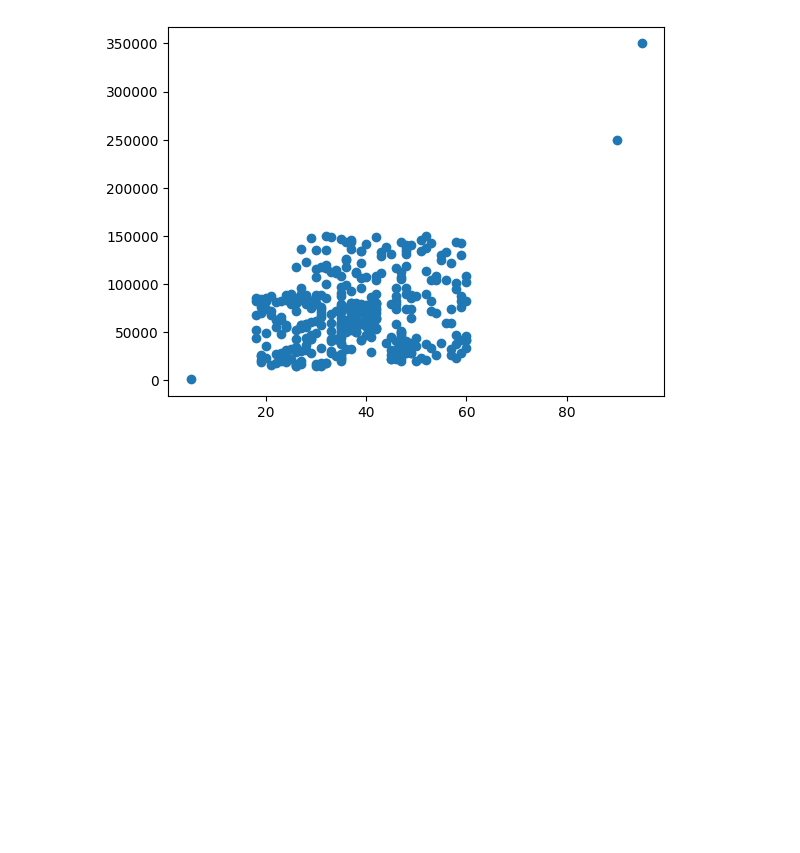
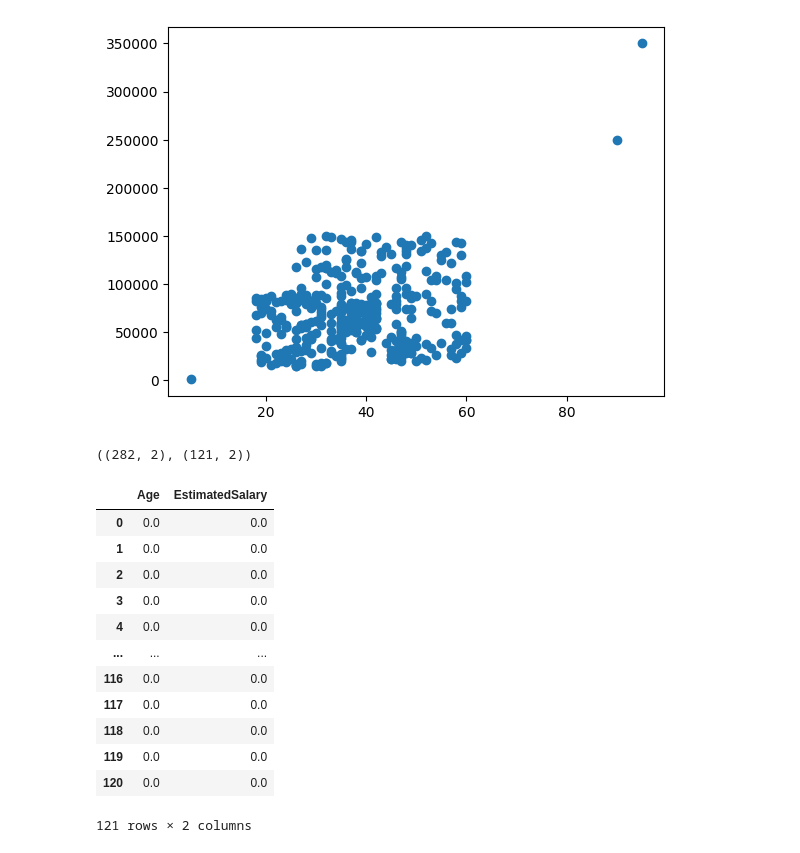
Before and after one commit to gmohite7/machine-learning, a Jupyter notebook: 100-days-of-machine-learning/Day 24 standardization/day24.ipynb, the cells around one changed output. Cells and saved outputs as stored; diff of their text form; code cells hidden in the pictures; blank space fills up the shorter version.

```diff
--- a/100-days-of-machine-learning/Day 24 standardization/day24.ipynb
+++ b/100-days-of-machine-learning/Day 24 standardization/day24.ipynb
@@ -251,0 +236,9 @@ from sklearn.model_selection import train_test_split
+# %%
+from sklearn.model_selection import train_test_split
+X_train,X_test,y_train,y_test = train_test_split(df.drop('Purchased',axis=1),
+                                                df['Purchased'],
+                                                test_size=0.3,
+                                                random_state=0)
+X_train.shape,X_test.shape
+# %% [output]
+((282, 2), (121, 2))
@@ -251,0 +256,17 @@ from sklearn.model_selection import train_test_split
+# %%
+X_train_scaled = pd.DataFrame(X_train_scaled,columns=X_train.columns)
+X_test_scaled - pd.DataFrame(X_test_scaled,columns=X_test.columns)
+# %% [output]
+|  | Age | EstimatedSalary |
+| 0 | 0.0 | 0.0 |
+| 1 | 0.0 | 0.0 |
+| 2 | 0.0 | 0.0 |
+| 3 | 0.0 | 0.0 |
+| 4 | 0.0 | 0.0 |
+| ... | ... | ... |
+| 116 | 0.0 | 0.0 |
+| 117 | 0.0 | 0.0 |
+| 118 | 0.0 | 0.0 |
+| 119 | 0.0 | 0.0 |
+| 120 | 0.0 | 0.0 |
+121 rows × 2 columns
```
Also changed, not shown: parts of 6 cells of this notebook, 2 other files.
